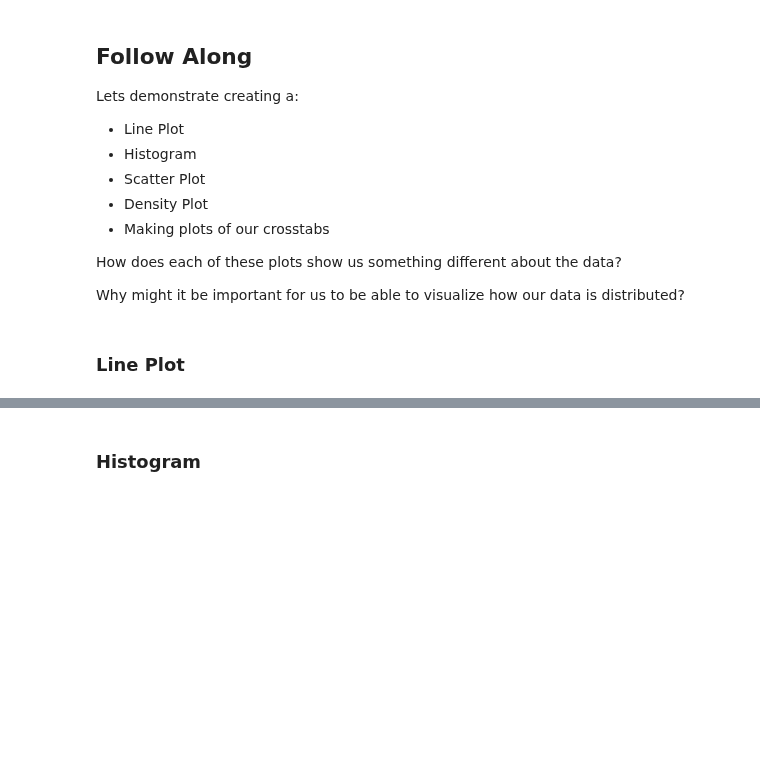
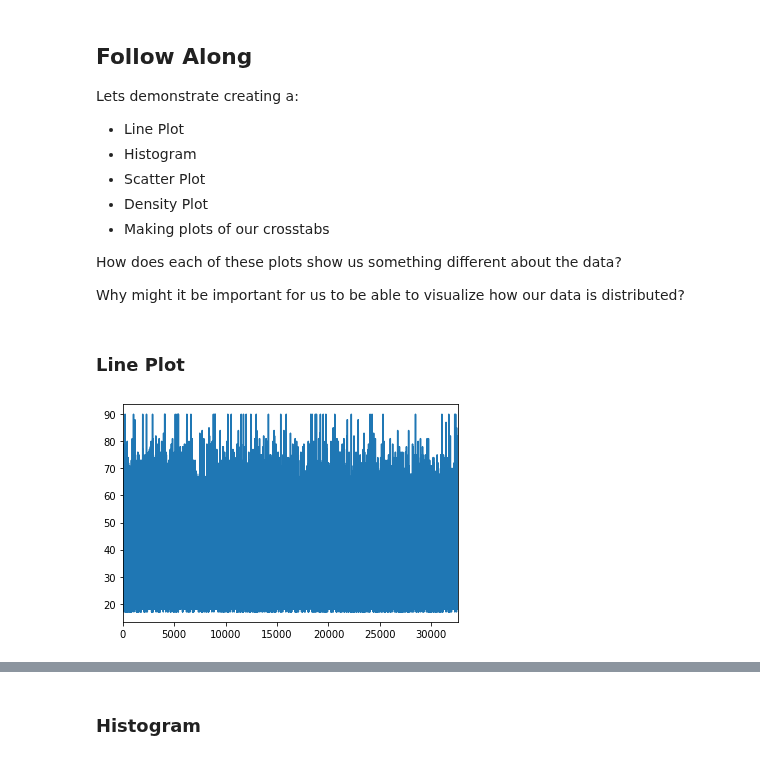
Before and after one commit to bloominstituteoftechnology/DS-Unit-1-Sprint-1-Data-Wrangling-and-Storytelling, a Jupyter notebook: module1-exploratory-data-analysis/LS_DS_111_Exploratory_Data_Analysis.ipynb, the cells around one changed output, grey strips where cells are left out. Saved outputs shown, nothing was run; the diff lists cells and outputs as text; code cells hidden in the pictures; blank space fills up the shorter version.

```diff
--- a/module1-exploratory-data-analysis/LS_DS_111_Exploratory_Data_Analysis.ipynb
+++ b/module1-exploratory-data-analysis/LS_DS_111_Exploratory_Data_Analysis.ipynb
@@ -174,2 +227,10 @@ We won't always have CSVs hosted on the interwebs for us. We need to be able to
 # %% [markdown]
 ### Method 2: Use the GUI (Graphical User Interface)
+# %%
+adult_column_headers = ['age', 'workclass', 'fnlwgt', 'education', 'education-num',
+                 'marital-status', 'occupation', 'relationship', 'race', 'sex',
+                 'capital-gain', 'capital-loss', 'hours-per-week',
+                 'native-country', 'income']
+
+df = pd.read_csv('adult.data', header=None, names=adult_column_headers)
+df.head()
@@ -207,0 +404,3 @@ What can we discover about this dataset?
+# %%
+# doesn't work
+df.replace('?', np.nan, inplace=True)
@@ -207,0 +411,2 @@ What can we discover about this dataset?
+# %%
+df.replace(' ?', np.nan, inplace=True)
@@ -231,3 +455,8 @@ How does each of these plots show us something different about the data?
 Why might it be important for us to be able to visualize how our data is distributed?
 # %% [markdown]
 ### Line Plot
+# %%
+# single set of values
+df['age'].plot();
+# %% [output]
+[figure, added]
```
Also changed, not shown: parts of 29 cells of this notebook.
